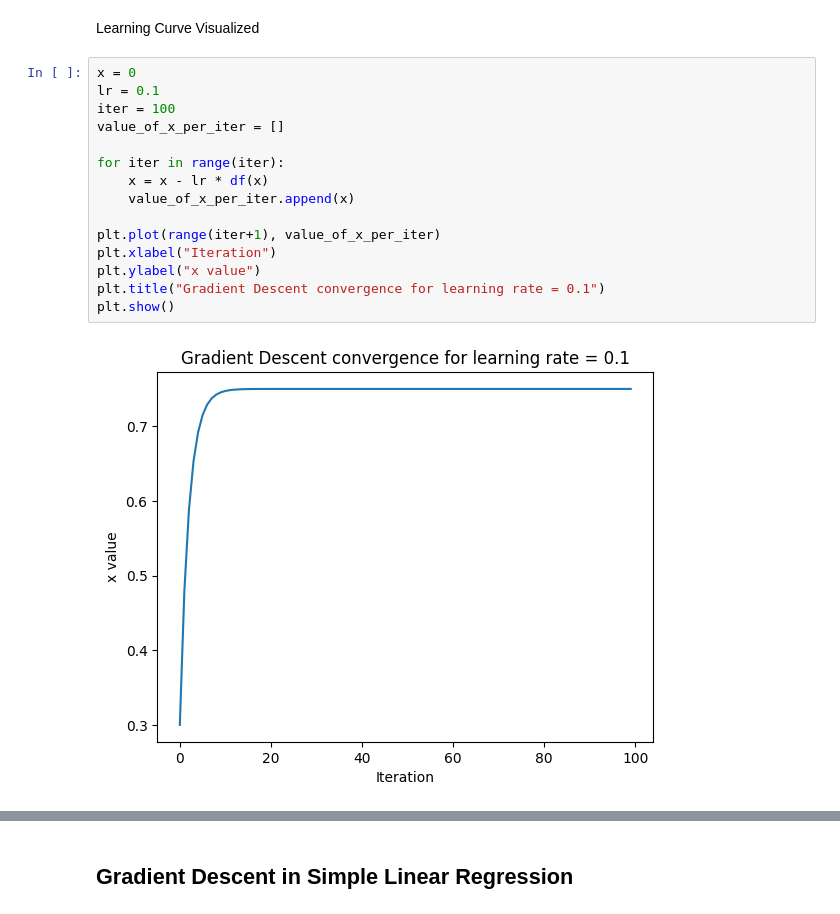
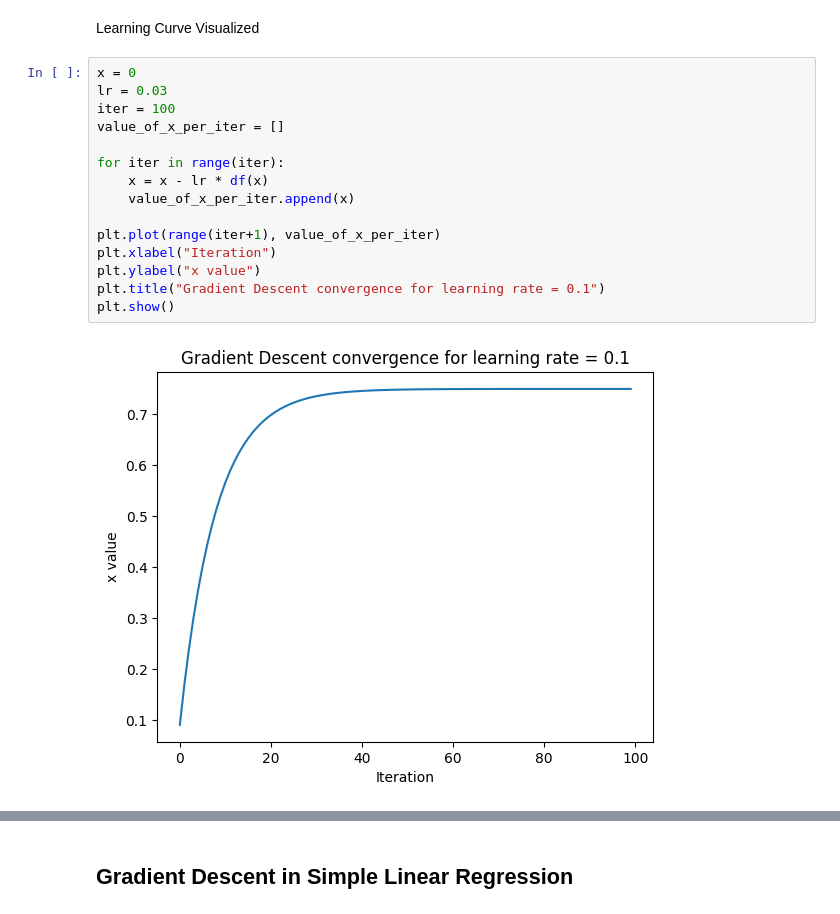
Before and after one commit to crashpf/linear-regression, a Jupyter notebook: notebooks/gradient_descent.ipynb, the cells around one changed output, grey strips where cells are left out. Drawn from its saved outputs; the diff is of its cells as text.

```diff
--- a/notebooks/gradient_descent.ipynb
+++ b/notebooks/gradient_descent.ipynb
@@ -89,21 +89,21 @@ plt.show()
 Learning Curve Visualized
 # %%
 x = 0
-lr = 0.1
+lr = 0.03
 iter = 100
 value_of_x_per_iter = []
 
 for iter in range(iter):
     x = x - lr * df(x)
     value_of_x_per_iter.append(x)
 
 plt.plot(range(iter+1), value_of_x_per_iter)
 plt.xlabel("Iteration")
 plt.ylabel("x value")
 plt.title("Gradient Descent convergence for learning rate = 0.1")
 plt.show()
 # %% [output]
-[figure, old version]
+[figure, new version]
 # %%
 print(np.random.rand(2))
 # %% [output]
```
Also changed, not shown: parts of 9 cells of this notebook.
